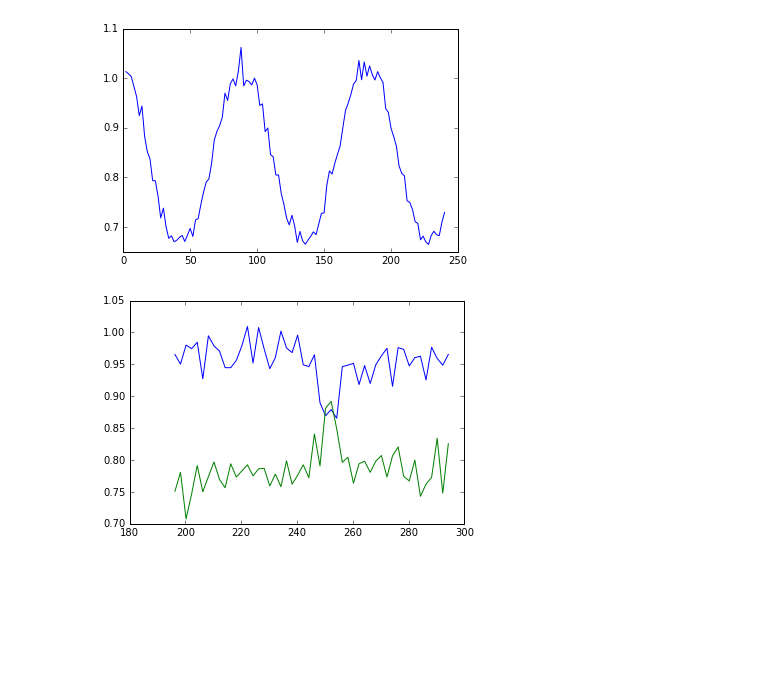
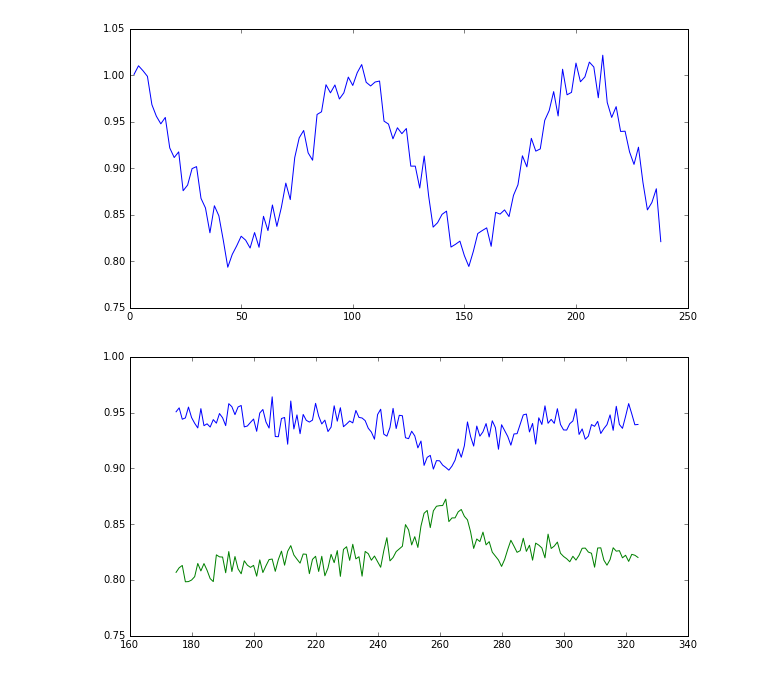
Before and after one commit to christoph-mueller/DepthCalculations, a Jupyter notebook: depth_calculation.ipynb, the cells around one changed output. Cells and saved outputs as stored; diff of their text form; code cells hidden in the pictures; blank space fills up the shorter version.

```diff
--- a/depth_calculation.ipynb
+++ b/depth_calculation.ipynb
@@ -6,17 +0,0 @@ import matplotlib.pylab as plt
-# %%
-## Import data
-rabi_file = 'D:\\Git\\DepthCalculations\\Rabi_old.asc'
-xy8_file = 'D:\\Git\\DepthCalculations\\XY8-16_old.asc'
-
-rabi_x, rabi_y = dc.get_data(rabi_file, data_columns=2)
-xy8_x, xy8_y1, xy8_y2 = dc.get_data(xy8_file, data_columns=3)
-
-plt.plot(rabi_x, rabi_y)
-plt.show()
-
-plt.plot(xy8_x, xy8_y1)
-plt.plot(xy8_x, xy8_y2)
-plt.show()
-# %% [output]
-[figure, removed]
-[figure, removed]
@@ -41,0 +33,17 @@ h = 6.62607e-34
+# %%
+## Import data
+rabi_file = 'D:\\Git\\DepthCalculations\\Rabi_old.asc'
+xy8_file = 'D:\\Git\\DepthCalculations\\XY8-8_old.asc'
+
+rabi_x, rabi_y = dc.get_data(rabi_file, data_columns=2)
+xy8_x, xy8_y1, xy8_y2 = dc.get_data(xy8_file, data_columns=3)
+
+plt.plot(rabi_x, rabi_y)
+plt.show()
+
+plt.plot(xy8_x, xy8_y1)
+plt.plot(xy8_x, xy8_y2)
+plt.show()
+# %% [output]
+[figure, added]
+[figure, added]
```
Also changed, not shown: parts of 4 cells of this notebook, 1 other file.
